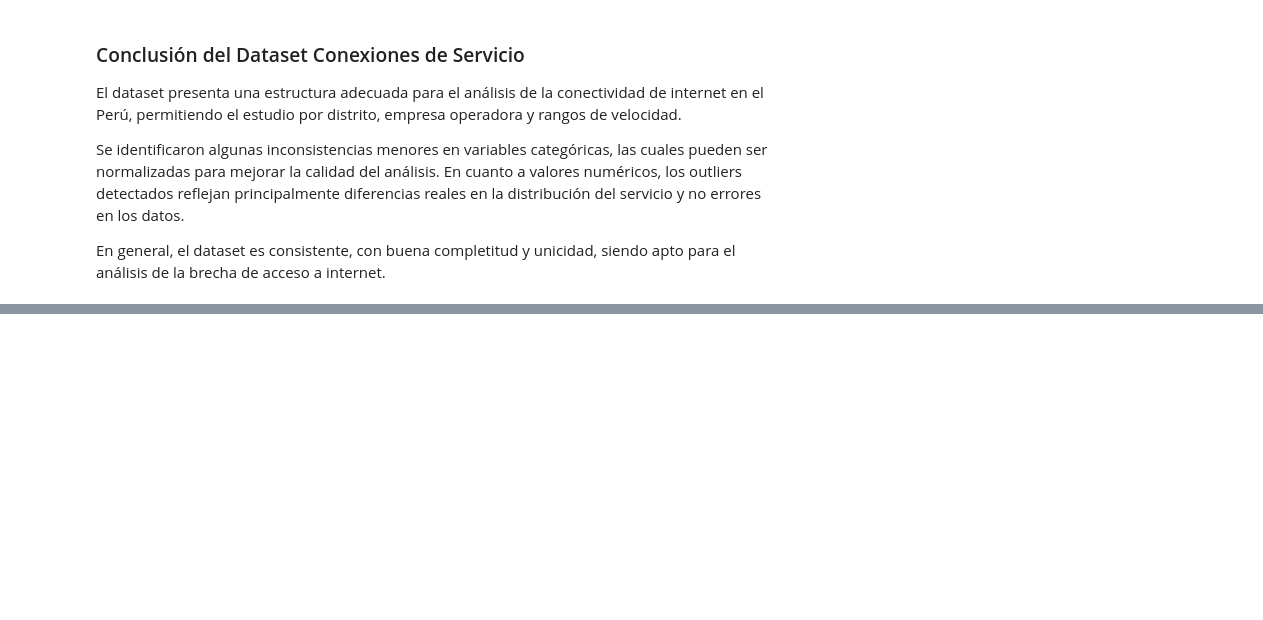
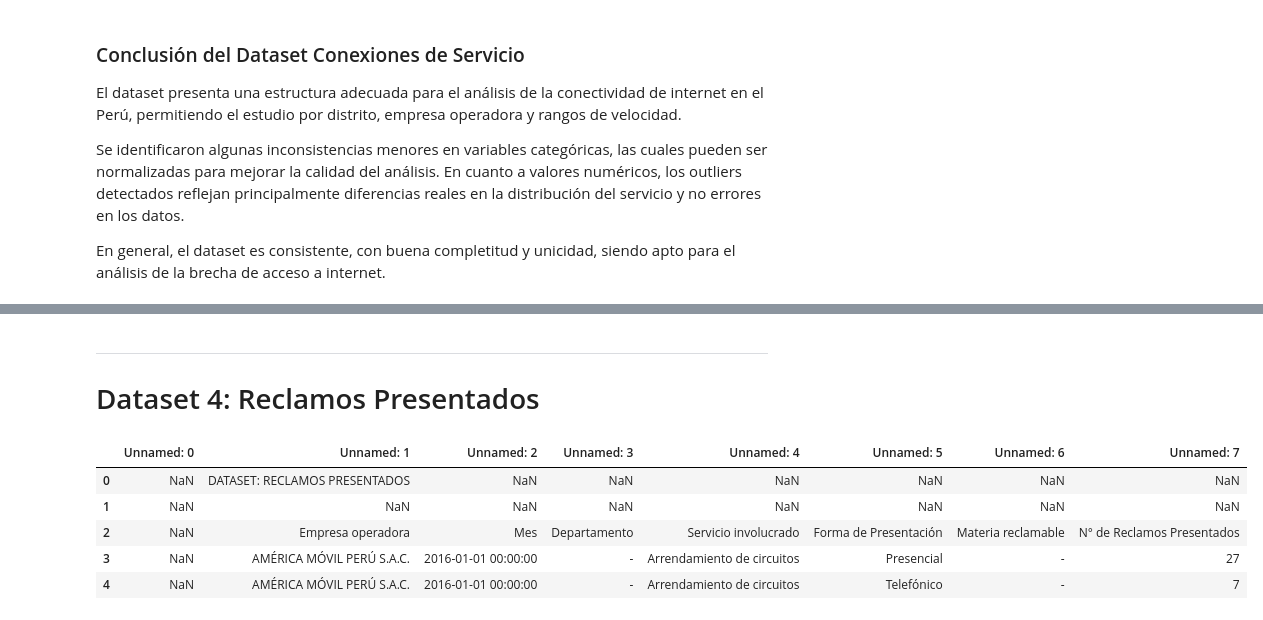
Before and after one commit to ElPalo708/An-lisis-de-la-Brecha-Digital-y-Acceso-a-TIC-en-el-Per-2023-2024, a Jupyter notebook: perfilado.ipynb, the cells around one changed output, grey strips where cells are left out. Saved outputs shown, nothing was run; the diff lists cells and outputs as text; code cells hidden in the pictures; blank space fills up the shorter version.

```diff
--- a/perfilado.ipynb
+++ b/perfilado.ipynb
@@ -1259,0 +1452,16 @@ En general, el dataset es consistente, con buena completitud y unicidad, siendo
+# %% [markdown]
+---
+
+# Dataset 4: Reclamos Presentados
+# %%
+import pandas as pd
+
+df4 = pd.read_excel("10.1 RECLAMOS PRESENTADOS.xlsx")
+df4.head()
+# %% [output]
+|  | Unnamed: 0 | Unnamed: 1 | Unnamed: 2 | Unnamed: 3 | Unnamed: 4 | Unnamed: 5 | Unnamed: 6 | Unnamed: 7 |
+| 0 | NaN | DATASET: RECLAMOS PRESENTADOS | NaN | NaN | NaN | NaN | NaN | NaN |
+| 1 | NaN | NaN | NaN | NaN | NaN | NaN | NaN | NaN |
+| 2 | NaN | Empresa operadora | Mes | Departamento | Servicio involucrado | Forma de Presentación | Materia reclamable | N° de Reclamos Presentados |
+| 3 | NaN | AMÉRICA MÓVIL PERÚ S.A.C. | 2016-01-01 00:00:00 | - | Arrendamiento de circuitos | Presencial | - | 27 |
+| 4 | NaN | AMÉRICA MÓVIL PERÚ S.A.C. | 2016-01-01 00:00:00 | - | Arrendamiento de circuitos | Telefónico | - | 7 |
```
Also changed, not shown: parts of 30 cells of this notebook.
